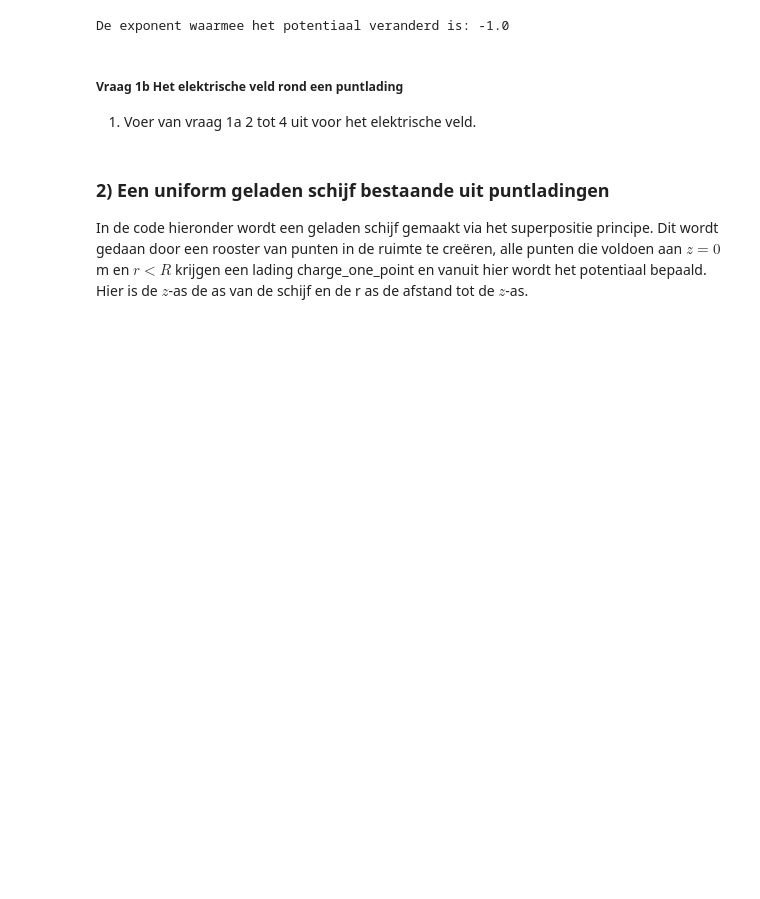
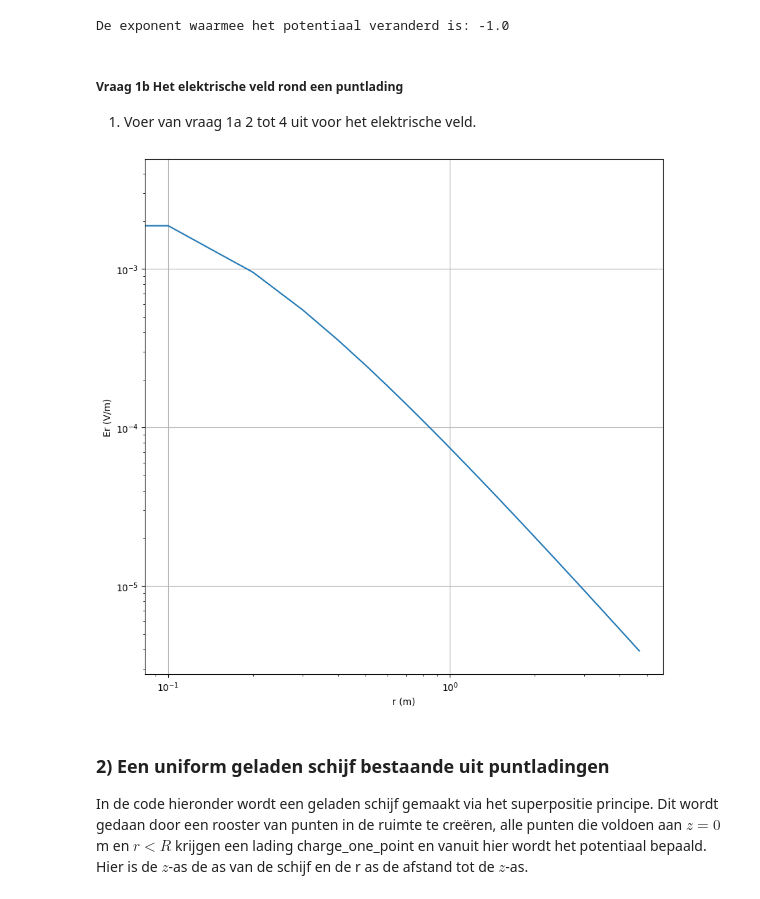
Before and after one commit to gltChboy/opdrachten-DEF-D, a Jupyter notebook: DigitaleOntwerpopdrachten/1CondensatorOpdracht/CondensatorOntwerpopdracht.ipynb, the cells around one changed output. Drawn from its saved outputs; the diff is of its cells as text; code cells hidden in the pictures; blank space fills up the shorter version.

```diff
--- a/DigitaleOntwerpopdrachten/1CondensatorOpdracht/CondensatorOntwerpopdracht.ipynb
+++ b/DigitaleOntwerpopdrachten/1CondensatorOpdracht/CondensatorOntwerpopdracht.ipynb
@@ -167,11 +167,13 @@ De exponent waarmee het potentiaal veranderd is: -1.0
 1. Voer van vraag 1a 2 tot 4 uit voor het elektrische veld.
 # %%
 #2
-#ik ben ervan uit gegaan dat wij enkel het potentiaal voor deze index te hoeven plotten
+#we hebben normE gebruikt omdat z is niet precies 0 en z dus nog wel een bijdrage heeft voor kleine r
 plt.figure(figsize=(10, 10))
-plt.loglog(r, V[I])  # plot de potentiaal voor de index die het dichtst bij z=0 ligt in log-log schaal
+plt.loglog(r[:-2], normE[I])  # plot normE voor de index die het dichtst bij z=0 ligt in log-log schaal
 plt.xlabel("r (m)")
-plt.ylabel("V (V)")
+plt.ylabel("Er (V/m)")
 
 plt.grid()
 plt.show()
+# %% [output]
+[figure, added]
```
Also changed, not shown: parts of 2 cells of this notebook.
